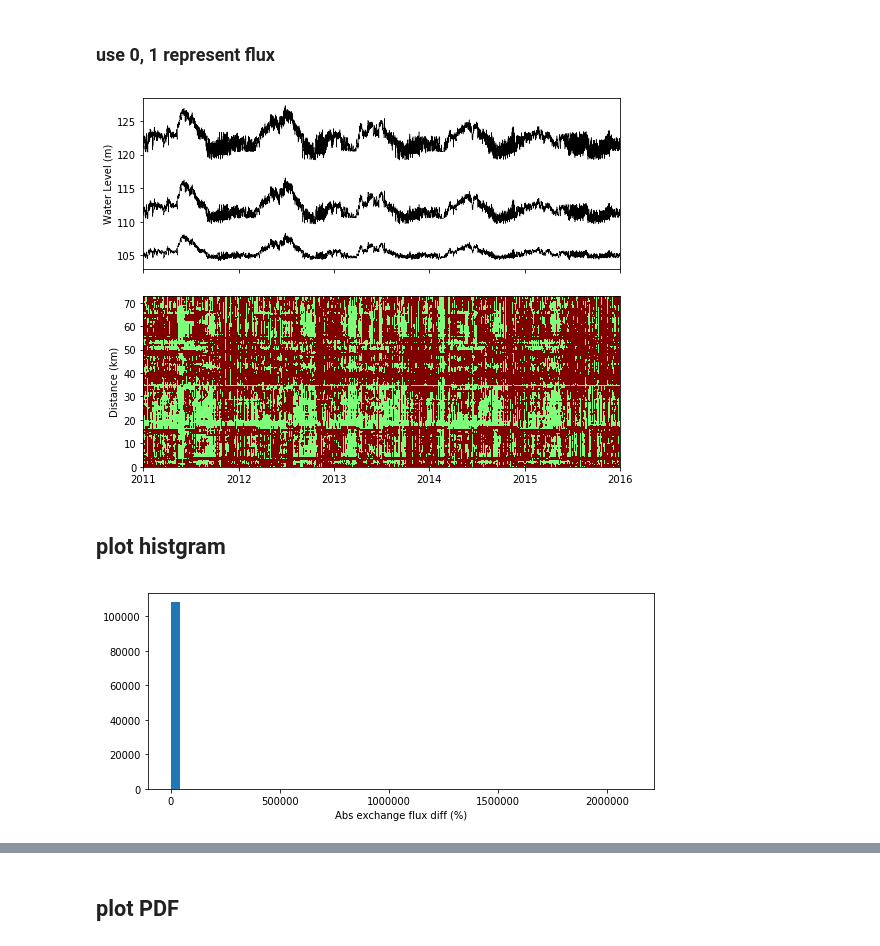
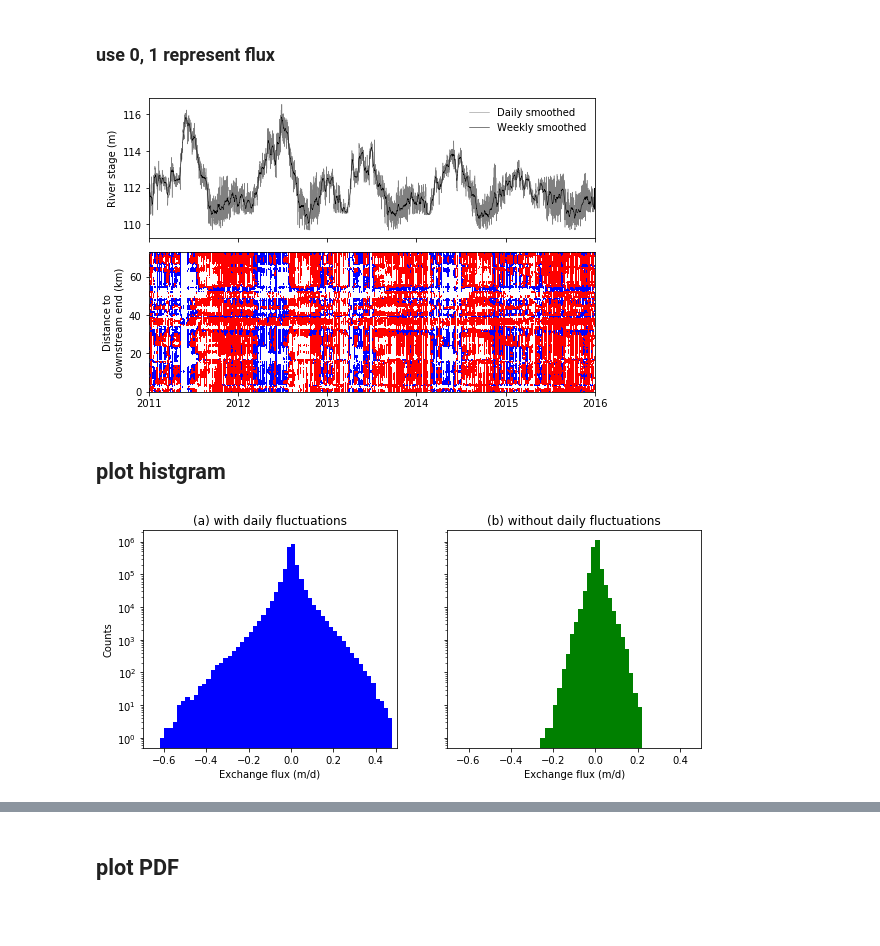
Before and after one commit to pinshuai/HFR-flow, a Jupyter notebook: NERSC-plot_flux_from_massBalance.ipynb, the cells around one changed output, grey strips where cells are left out. Saved outputs shown, nothing was run; the diff lists cells and outputs as text; code cells hidden in the pictures; blank space fills up the shorter version.

```diff
--- a/NERSC-plot_flux_from_massBalance.ipynb
+++ b/NERSC-plot_flux_from_massBalance.ipynb
@@ -755,38 +780,54 @@ flux_ind_1w = np.asarray(flux_ind_1w).reshape(flux_array_1w.shape[0], flux_array
 # %%
 # 1--switch to gaining; -1 -- switch to losing; 0 -- does not change
 flux_array_diff_num =  flux_ind_1w - flux_ind_6h
+# %%
+flux_array_diff_num = flux_array_diff_num.astype('float')
+# %%
+flux_array_diff_num[flux_array_diff_num == 0] =  np.nan
 # %%
-fig, (ax1, ax2) = plt.subplots(2, 1, sharex=True)
+%matplotlib inline
+# fig, (ax1, ax2) = plt.subplots(2, 1, sharex=True)
+fig = plt.figure()
+gs = gridspec.GridSpec(2, 1, height_ratios=[1,1])
+gs.update(hspace = 0.1) # adjust vertical spacing b/w subplots
+ax1 = plt.subplot(gs[0])
+ax2 = plt.subplot(gs[1], sharex=ax1)
 
-river_north_datum.plot(x='time', y='wl',color= 'black', linewidth = 0.5, ax=ax1, legend=None)
-river_middle_datum.plot(x='time', y='wl',color= 'black',linewidth = 0.5, ax=ax1, legend=None)
-river_south_datum.plot(x='time', y='wl',color= 'black', linewidth = 0.5, ax=ax1, legend=None)
+# river_north_datum.plot(x='time', y='wl',color= 'black', linewidth = 0.5, ax=ax1, legend=None)
+river_middle_datum.plot(x='time', y='wl',color= 'grey',linewidth = 0.5, ax=ax1, legend=None, label = "Daily smoothed")
+# river_south_datum.plot(x='time', y='wl',color= 'black', linewidth = 0.5, ax=ax1, legend=None)
 
-ax1.set_ylabel('Water Level (m)')
+river_middle_datum_s.plot(x='time', y='wl',color= 'black',linewidth = 0.5, ax=ax1, legend=None, label = "Weekly smoothed")
+
+ax1.set_ylabel('River stage (m)')
 ax1.set_xlabel('')
 ax1.minorticks_off()
-# gs = gridspec.GridSpec(1, 1)
-# fig = plt.figure()
-# ax1 = fig.add_subplot(gs[0, 0])
+ax1.legend(loc = "upper right", frameon = False)
+
+colors = [(0, 0, 1), (1, 0, 0)]
+cm = LinearSegmentedColormap.from_list("mylist", colors, N=2)
+
 cf1 = ax2.contourf(real_time_2 ,
                    0.5 * (mass1_length[1:] + mass1_length[:-1]),
-                   np.transpose(flux_array_diff_num),
-                   cmap=plt.cm.jet,
+                   -np.transpose(flux_array_diff_num),
+                   cmap=cm
 #                    colors = ('blue', 'gray', 'red'),
-                   levels=np.arange(-1, 1, 1),
-                   extend="both",
+#                    levels=np.arange(-1, 1, 1),
+#                    extend="both"
                    )
 
 # ax2.imshow(np.transpose(flux_array_diff_num), cmap=cm.gist_rainbow)
 # ax2.set_ylabel("")
-ax2.set_ylabel("Distance (km)", wrap = True)
+
+ylabel = '\n'.join(wrap("Distance to downstream end (km)", 20))
+ax2.set_ylabel(ylabel)
 ax2.set_xticks(time_ticks)
 ax2.set_ylim([0, 73])
 ax2.set_xlim([time_ticks[0], time_ticks[-1]])
 # cb1 = plt.colorbar(cf1, extend="both")
 # cb1.ax.set_ylabel("Net exchange flux difference", rotation=270, labelpad=20)
-fig.tight_layout()
+# fig.tight_layout()
 fig.set_size_inches(8, 6)
 # %% [output]
-[figure, old version]
+[figure, new version]
 # %%
@@ -796,23 +836,30 @@ plt.close(fig)
 # %% [markdown]
 ## plot histgram
 # %%
-n_bins = 50
+# n_bins = 50
+# bins = [-0.35,-0.25,-0.15,-0.05,0.05,0.15,0.25,0.35]
 
-fig, axs = plt.subplots(1, 1, tight_layout=True)
+fig, axs = plt.subplots(1, 2, sharey=True, tight_layout=False)
 
 # We can set the number of bins with the `bins` kwarg
-axs.hist(flux_array_diff.flatten(), bins=n_bins)
-# axs[1].hist(-flux_array_1w, bins=n_bins)
+# axs[0].hist(-flux_array_6h, bins=bins, facecolor = 'black')
+# axs[1].hist(-flux_array_1w, bins=bins, facecolor = 'black')
 
-# axs.set_title('6h-river bc')
-# axs[1].set_title('1w-river bc')
-axs.set_xlabel('Abs exchange flux diff (%)')
-# axs[1].set_xlabel('Exchange flux (m/d)')
-# axs.set_xlim([-500, 500])
-# axs[1].set_xlim([-0.4, 0.4])
+axs[0].hist(-flux_array_6h.flatten(), np.arange(-0.7, 0.5, 0.02), facecolor = 'b')
+axs[1].hist(-flux_array_1w.flatten(), np.arange(-0.7, 0.5, 0.02), facecolor = 'g')
+
+plt.yscale('log')
+
+axs[0].set_title('(a) with daily fluctuations')
+axs[1].set_title('(b) without daily fluctuations')
+axs[0].set_xlabel('Exchange flux (m/d)')
+axs[1].set_xlabel('Exchange flux (m/d)')
+axs[0].set_ylabel('Counts')
+axs[0].set_xlim([-0.7, 0.5])
+axs[1].set_xlim([-0.7, 0.5])
 
 
-fig.set_size_inches(8, 3.5)
+fig.set_size_inches(10, 4)
 # %% [output]
-[figure, old version]
+[figure, new version]
 # %%
```
Also changed, not shown: parts of 23 cells of this notebook, 3 other files.
